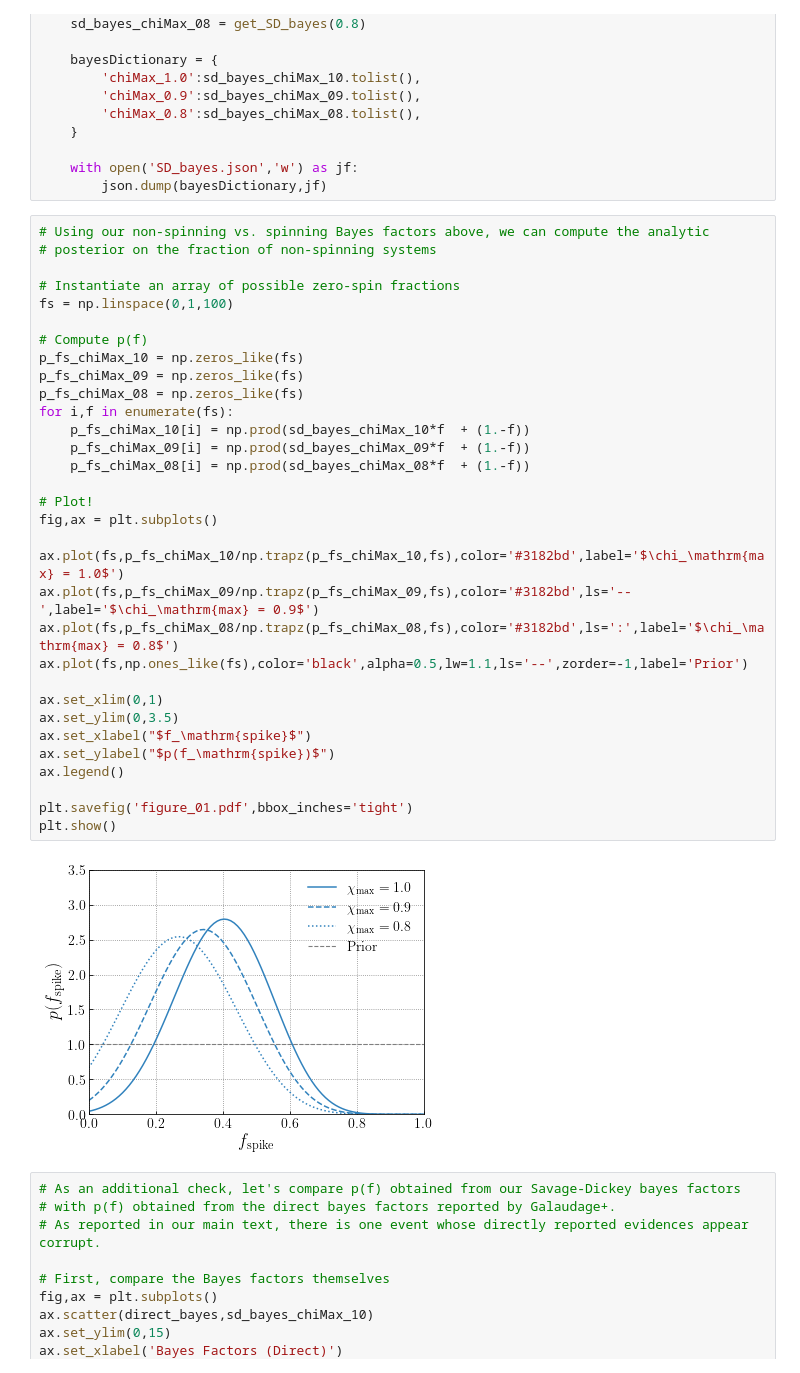
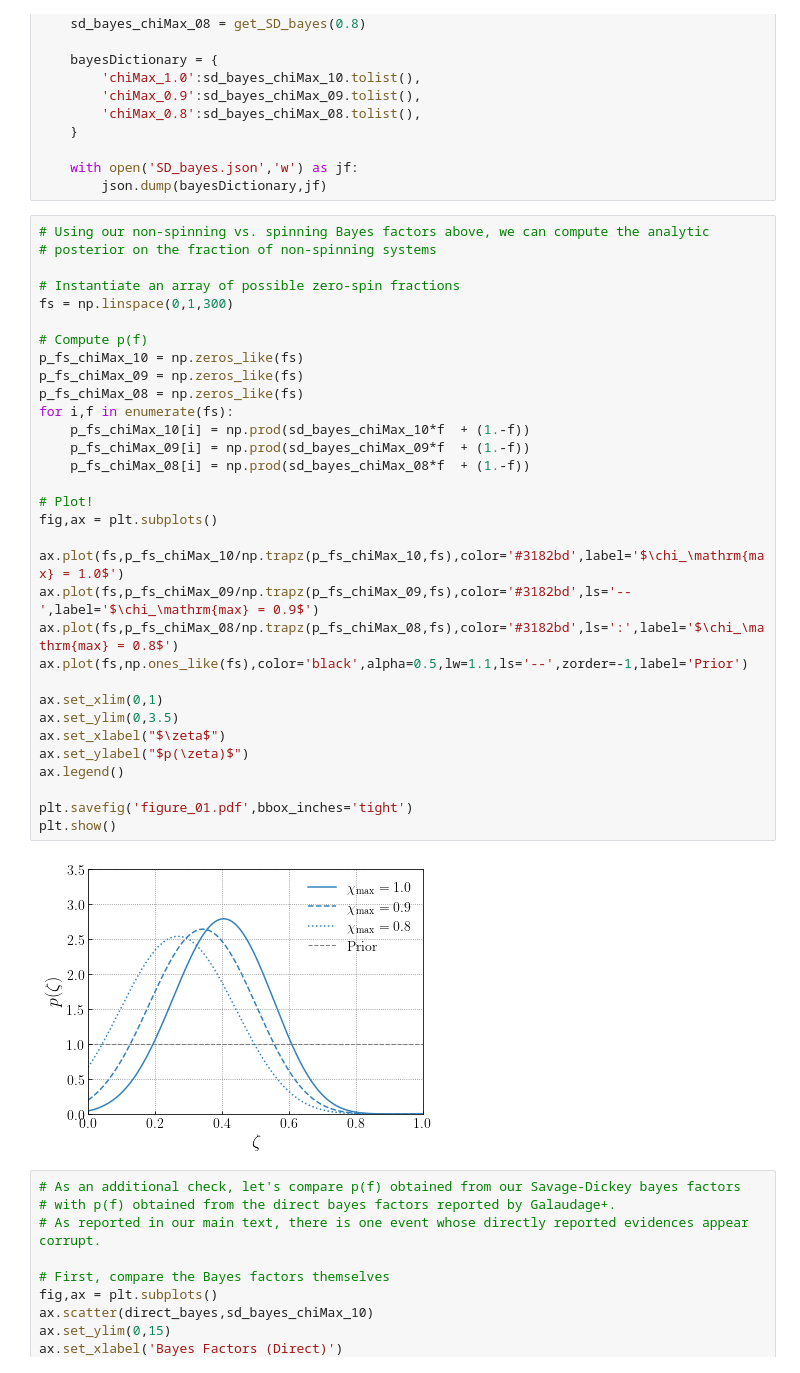
Before and after one commit to tcallister/gwtc3-spin-studies, a Jupyter notebook: figures/make_figure_01.ipynb, the cells around one changed output. Saved outputs shown, nothing was run; the diff lists cells and outputs as text.

```diff
--- a/figures/make_figure_01.ipynb
+++ b/figures/make_figure_01.ipynb
@@ -115,37 +115,37 @@ else:
 # %%
 # Using our non-spinning vs. spinning Bayes factors above, we can compute the analytic
 # posterior on the fraction of non-spinning systems
 
 # Instantiate an array of possible zero-spin fractions
-fs = np.linspace(0,1,100)
+fs = np.linspace(0,1,300)
 
 # Compute p(f)
 p_fs_chiMax_10 = np.zeros_like(fs)
 p_fs_chiMax_09 = np.zeros_like(fs)
 p_fs_chiMax_08 = np.zeros_like(fs)
 for i,f in enumerate(fs):
     p_fs_chiMax_10[i] = np.prod(sd_bayes_chiMax_10*f  + (1.-f))
     p_fs_chiMax_09[i] = np.prod(sd_bayes_chiMax_09*f  + (1.-f))
     p_fs_chiMax_08[i] = np.prod(sd_bayes_chiMax_08*f  + (1.-f))
 
 # Plot!
 fig,ax = plt.subplots()
 
 ax.plot(fs,p_fs_chiMax_10/np.trapz(p_fs_chiMax_10,fs),color='#3182bd',label='$\chi_\mathrm{max} = 1.0$')
 ax.plot(fs,p_fs_chiMax_09/np.trapz(p_fs_chiMax_09,fs),color='#3182bd',ls='--',label='$\chi_\mathrm{max} = 0.9$')
 ax.plot(fs,p_fs_chiMax_08/np.trapz(p_fs_chiMax_08,fs),color='#3182bd',ls=':',label='$\chi_\mathrm{max} = 0.8$')
 ax.plot(fs,np.ones_like(fs),color='black',alpha=0.5,lw=1.1,ls='--',zorder=-1,label='Prior')
 
 ax.set_xlim(0,1)
 ax.set_ylim(0,3.5)
-ax.set_xlabel("$f_\mathrm{spike}$")
-ax.set_ylabel("$p(f_\mathrm{spike})$")
+ax.set_xlabel("$\zeta$")
+ax.set_ylabel("$p(\zeta)$")
 ax.legend()
 
 plt.savefig('figure_01.pdf',bbox_inches='tight')
 plt.show()
 # %% [output]
-[figure, old version]
+[figure, new version]
 # %%
 # As an additional check, let's compare p(f) obtained from our Savage-Dickey bayes factors
 # with p(f) obtained from the direct bayes factors reported by Galaudage+.
```
Also changed, not shown: 19 other files.
